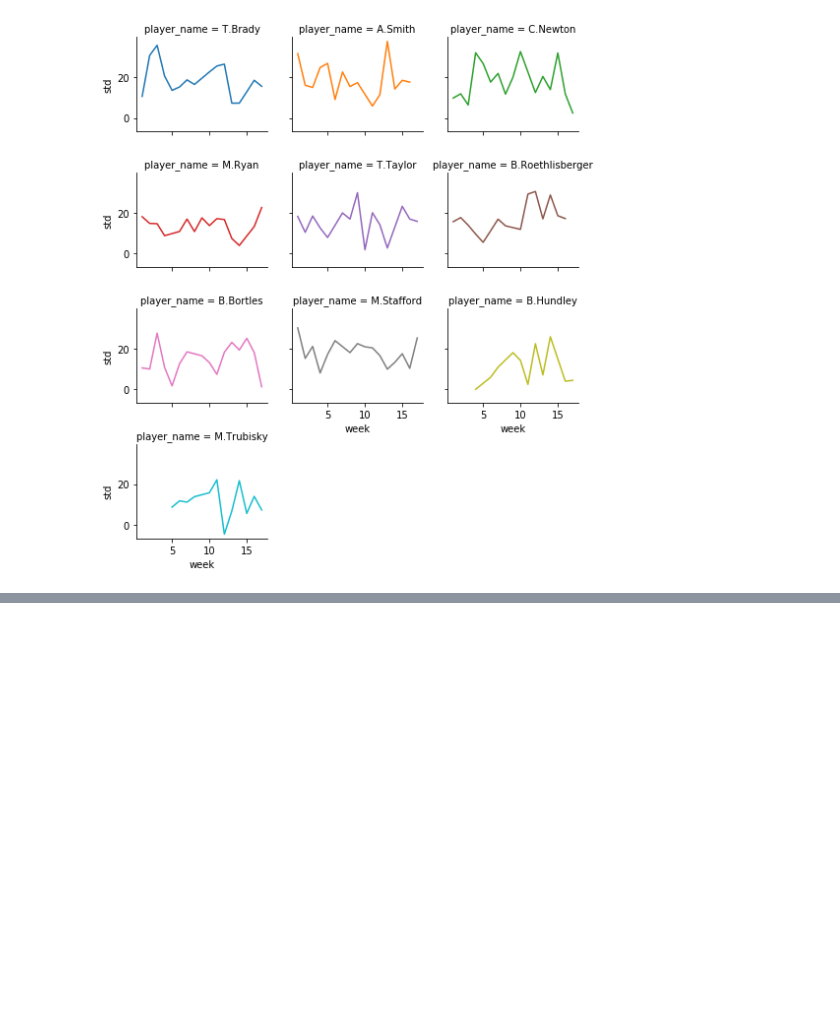
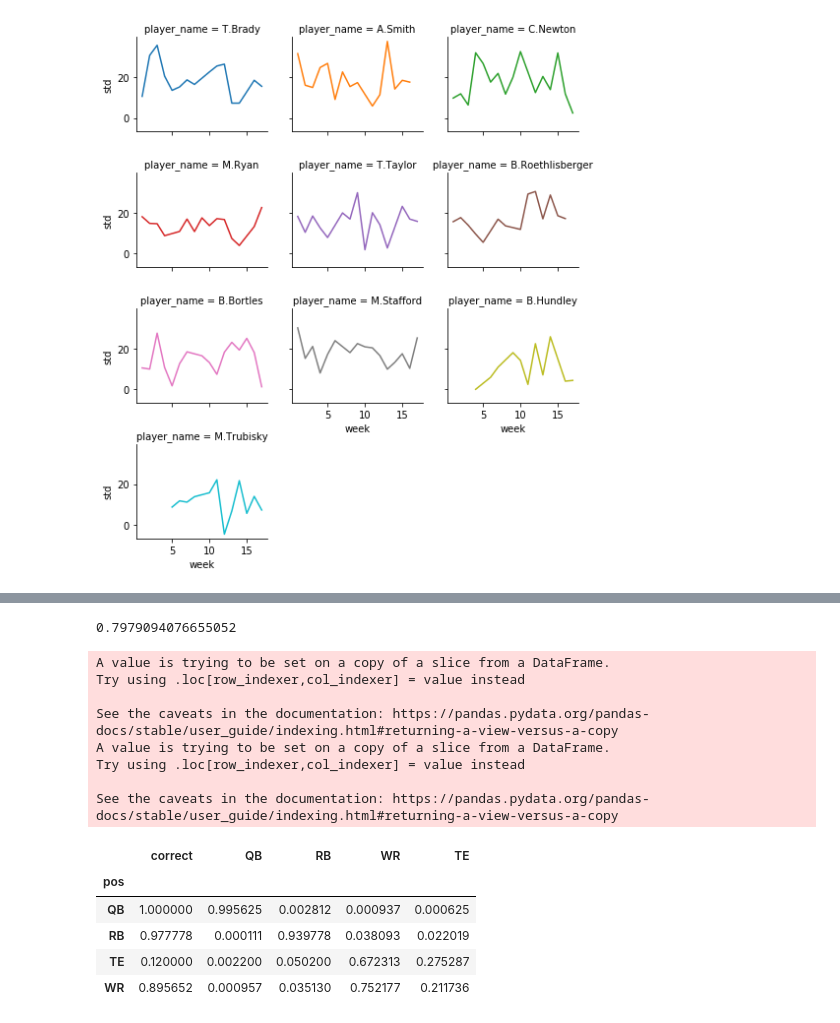
Before and after one commit to 10E-4m2/Notes-LTCWFF, a Jupyter notebook: LTCWFF-HandsOn.ipynb, the cells around one changed output, grey strips where cells are left out. Saved outputs shown, nothing was run; the diff lists cells and outputs as text; code cells hidden in the pictures; blank space fills up the shorter version.

Commit message:
Add notes for modeling section

```diff
--- a/LTCWFF-HandsOn.ipynb
+++ b/LTCWFF-HandsOn.ipynb
@@ -1861,0 +2019,60 @@ Model as describing relationship between one or more input variables (predictors
+# %%
+# Random Forest example with scikit-learn
+np.random.seed(10)
+
+# create X and Y
+xvars = ['carries','rush_yards','rush_fumbles',
+        'rush_tds','targets','receptions','rec_yards',
+        'raw_yac','rec_fumbles','rec_tds','ac_tds',
+        'rec_raw_airyards','caught_airyards','attempts',
+        'completions','pass_yards','pass_raw_airyards',
+        'comp_airyards','timeshit','interceptions','pass_tds',
+        'air_tds']
+yvar = 'pos'
+
+# create train/test split (80% train, 20% test)
+train, test = skms.train_test_split(
+    pg_df, test_size=0.20)
+
+# fit Random Forest with 100 trees
+model = skens.RandomForestClassifier(n_estimators=100)
+model.fit(train.loc[:,xvars],train.loc[:,yvar])
+
+# view perfomance on test fit
+test['pos_hat'] = model.predict(test.loc[:,xvars])
+test['correct'] = (test['pos_hat'] == test['pos'])
+print(test['correct'].mean()) # average accuracy
+
+# prediction probabilities by class for each obs
+probs = pd.DataFrame(
+    model.predict_proba(test[xvars]),
+    index=test.index,
+    columns=model.classes_)
+probs.head()
+
+
+results=pd.concat([
+    test[['player_id','player_name','pos','pos_hat','correct']],
+    probs],
+    axis=1)
+
+results.sample(10)
+
+# accuracy by position
+results.groupby('pos')[['correct','QB','RB','WR','TE']].mean()
+# %% [output]
+0.7979094076655052
+A value is trying to be set on a copy of a slice from a DataFrame.
+Try using .loc[row_indexer,col_indexer] = value instead
+
+See the caveats in the documentation: https://pandas.pydata.org/pandas-docs/stable/user_guide/indexing.html#returning-a-view-versus-a-copy
+A value is trying to be set on a copy of a slice from a DataFrame.
+Try using .loc[row_indexer,col_indexer] = value instead
+
+See the caveats in the documentation: https://pandas.pydata.org/pandas-docs/stable/user_guide/indexing.html#returning-a-view-versus-a-copy
+|  | correct | QB | RB | WR | TE |
+| pos |  |  |  |  |  |
+| QB | 1.000000 | 0.995625 | 0.002812 | 0.000937 | 0.000625 |
+| RB | 0.977778 | 0.000111 | 0.939778 | 0.038093 | 0.022019 |
+| TE | 0.120000 | 0.002200 | 0.050200 | 0.672313 | 0.275287 |
+| WR | 0.895652 | 0.000957 | 0.035130 | 0.752177 | 0.211736 |
```
Also changed, not shown: parts of 8 cells of this notebook.
